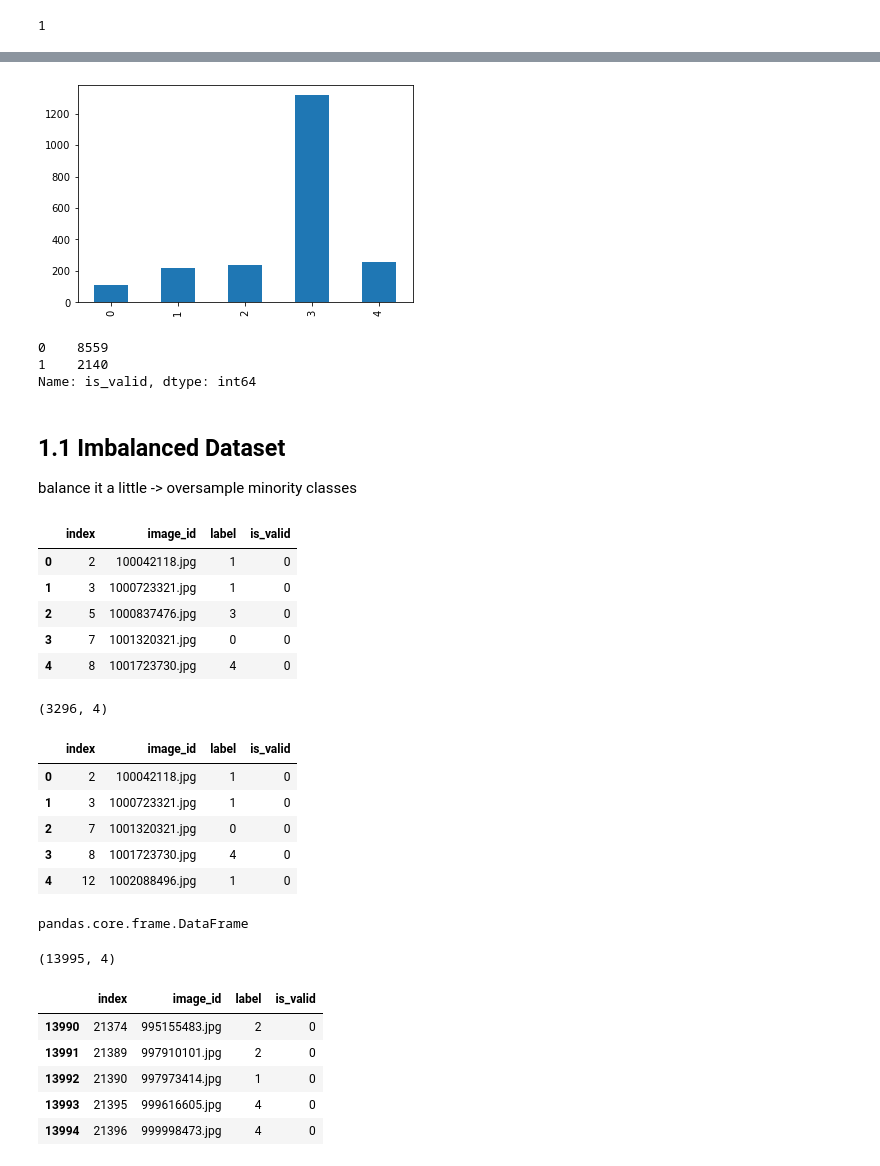
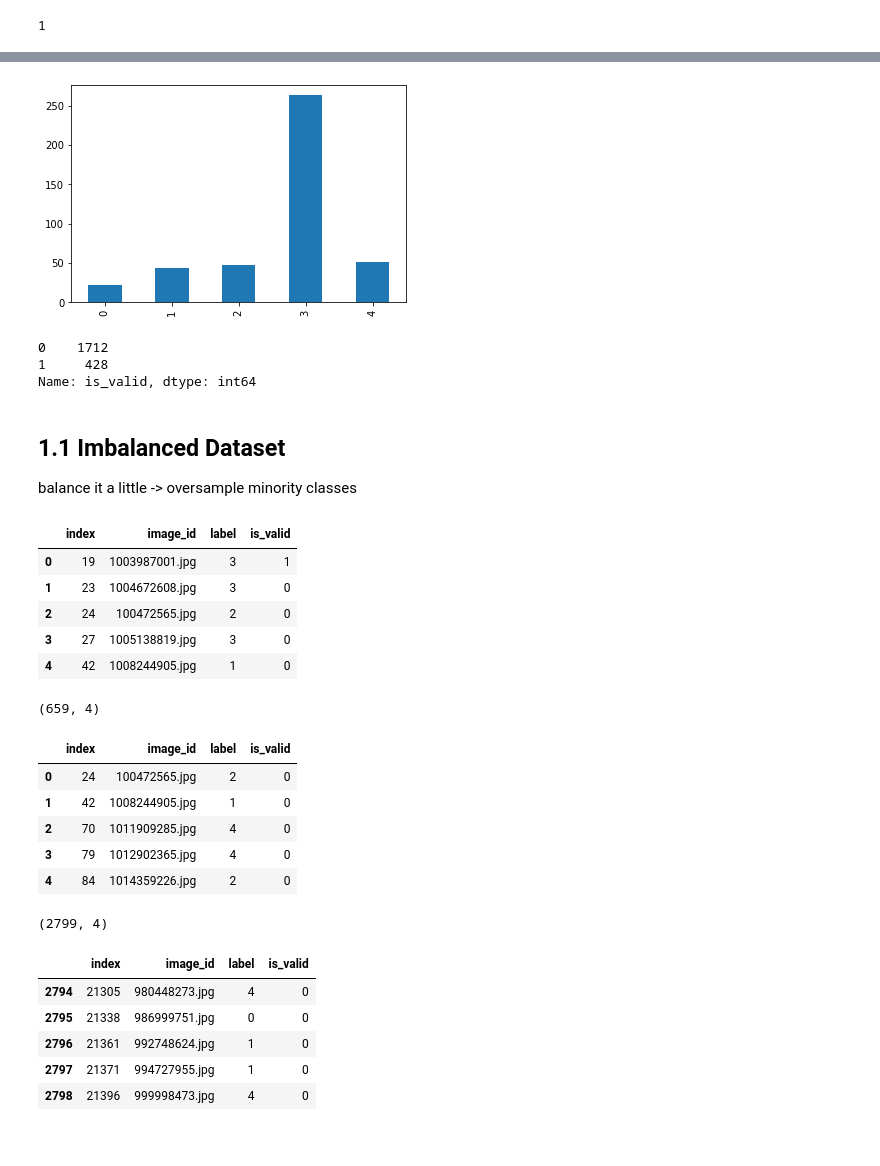
Before and after one commit to anyaconda/my-fastai-project, a Jupyter notebook: my-kaggle-cassava-0-data.ipynb, the cells around one changed output, grey strips where cells are left out. Drawn from its saved outputs; the diff is of its cells as text; code cells hidden in the pictures.

```diff
--- a/my-kaggle-cassava-0-data.ipynb
+++ b/my-kaggle-cassava-0-data.ipynb
@@ -43,7 +48,9 @@ from fastai.vision.all import *
 # %%
 #--constants and variables
 SEED = 24
-DEBUG = 0 #$param
+MINI_FLG = 0 #$param
+MINI_DS_SIZE = 0.1
+VALID_DS_SIZE = 0.2
 
 path = Path('../input/cassava-leaf-disease-classification')
 
@@ -127,15 +112,15 @@ print(path/'train_images'/image_example)
 # %%
-#train subsample
-if DEBUG:
+#train mini subsample for rapid iteration
+if MINI_FLG:
     #stratified subsample
-    X_debug = df_train['image_id']
-    y_debug = df_train['label']
-    sss_debug = StratifiedShuffleSplit(n_splits=1, test_size=0.5, random_state=SEED)
+    X_mini = df_train['image_id']
+    y_mini = df_train['label']
+    sss_mini = StratifiedShuffleSplit(n_splits=1, test_size=MINI_DS_SIZE, random_state=SEED)
 
-    for train_idx_debug, valid_idx_debug in sss_debug.split(X_debug, y_debug):
-        print("TRAIN:", train_idx_debug, "VALID:", valid_idx_debug)
-        y_train_debug, y_valid_debug = y_debug[train_idx_debug], y_debug[valid_idx_debug]
+    for train_idx_mini, valid_idx_mini in sss_mini.split(X_mini, y_mini):
+        print("TRAIN:", train_idx_mini, "VALID:", valid_idx_mini)
+        y_train_mini, y_valid_mini = y_mini[train_idx_mini], y_mini[valid_idx_mini]
 
-    y_train_debug.value_counts().sort_index()
-    y_train_debug.value_counts().sort_index().plot(kind='bar');
+    y_train_mini.value_counts().sort_index()
+    y_train_mini.value_counts().sort_index().plot(kind='bar');
 # %% [output]
@@ -144,8 +129,8 @@ TRAIN: [ 9486 17916 20235 ... 17729  4702  2194] VALID: [12322 17432 11018 ... 1
 # %%
 #train subsample
-if DEBUG:
+if MINI_FLG:
     #update df_train with train index
-    df_train = df_train.loc[df_train.index.isin(valid_idx_debug)].reset_index()
+    df_train = df_train.loc[df_train.index.isin(valid_idx_mini)].reset_index()
     print(df_train.shape)
     print(df_train.head())
 # %% [output]
@@ -174,7 +158,7 @@ Stratified shuffle split to create a proportional validation set
 # %%
 X = df_train['image_id']
 y = df_train['label']
-sss = StratifiedShuffleSplit(n_splits=1, test_size=0.2, random_state=SEED)
+sss = StratifiedShuffleSplit(n_splits=1, test_size=VALID_DS_SIZE, random_state=SEED)
 print(sss.get_n_splits(X, y))
 # %% [output]
 1
@@ -211,15 +211,15 @@ TRAIN: [7091  842 8911 ... 8517 2620 6785] VALID: [9775 9789 7541 ... 2122 3004
 #vis validation ds distribution
 y_valid.value_counts().sort_index().plot(kind = 'bar');
 # %% [output]
-[figure, old version]
+[figure, new version]
 # %%
 #update df_train with valid index
 df_train['is_valid'] = 0
 df_train.loc[df_train.index.isin(valid_idx), 'is_valid'] = 1
 df_train['is_valid'].value_counts()
 # %% [output]
-0    8559
-1    2140
+0    1712
+1     428
 Name: is_valid, dtype: int64
 # %%
 #export data
@@ -231,48 +231,44 @@ else:
 ## 1.1 Imbalanced Dataset
 balance it a little -> oversample minority classes
 # %%
-if DEBUG:
+if MINI_FLG:
     df_train.reset_index(inplace=True, drop=True)
 else:
     df_train.reset_index(inplace=True)
 df_train.head()
 # %% [output]
 |  | index | image_id | label | is_valid |
-| 0 | 2 | 100042118.jpg | 1 | 0 |
-| 1 | 3 | 1000723321.jpg | 1 | 0 |
-| 2 | 5 | 1000837476.jpg | 3 | 0 |
-| 3 | 7 | 1001320321.jpg | 0 | 0 |
-| 4 | 8 | 1001723730.jpg | 4 | 0 |
+| 0 | 19 | 1003987001.jpg | 3 | 1 |
+| 1 | 23 | 1004672608.jpg | 3 | 0 |
+| 2 | 24 | 100472565.jpg | 2 | 0 |
+| 3 | 27 | 1005138819.jpg | 3 | 0 |
+| 4 | 42 | 1008244905.jpg | 1 | 0 |
 # %%
 df_train_xtra = df_train[(df_train['is_valid']==0) & (df_train['label']!=3)]
 df_train_xtra.reset_index(inplace=True, drop=True)
 print(df_train_xtra.shape)
 df_train_xtra.head()
 # %% [output]
-(3296, 4)
+(659, 4)
 |  | index | image_id | label | is_valid |
-| 0 | 2 | 100042118.jpg | 1 | 0 |
-| 1 | 3 | 1000723321.jpg | 1 | 0 |
-| 2 | 7 | 1001320321.jpg | 0 | 0 |
-| 3 | 8 | 1001723730.jpg | 4 | 0 |
-| 4 | 12 | 1002088496.jpg | 1 | 0 |
+| 0 | 24 | 100472565.jpg | 2 | 0 |
+| 1 | 42 | 1008244905.jpg | 1 | 0 |
+| 2 | 70 | 1011909285.jpg | 4 | 0 |
+| 3 | 79 | 1012902365.jpg | 4 | 0 |
+| 4 | 84 | 1014359226.jpg | 2 | 0 |
-# %%
-df_train.__class__
-# %% [output]
-pandas.core.frame.DataFrame
 # %%
 df_train_os = pd.concat([df_train, df_train_xtra])
 df_train_os.reset_index(inplace=True, drop=True)
 print(df_train_os.shape)
 df_train_os.tail()
 # %% [output]
-(13995, 4)
+(2799, 4)
 |  | index | image_id | label | is_valid |
-| 13990 | 21374 | 995155483.jpg | 2 | 0 |
-| 13991 | 21389 | 997910101.jpg | 2 | 0 |
-| 13992 | 21390 | 997973414.jpg | 1 | 0 |
-| 13993 | 21395 | 999616605.jpg | 4 | 0 |
-| 13994 | 21396 | 999998473.jpg | 4 | 0 |
+| 2794 | 21305 | 980448273.jpg | 4 | 0 |
+| 2795 | 21338 | 986999751.jpg | 0 | 0 |
+| 2796 | 21361 | 992748624.jpg | 1 | 0 |
+| 2797 | 21371 | 994727955.jpg | 1 | 0 |
+| 2798 | 21396 | 999998473.jpg | 4 | 0 |
 # %%
 #vis train ds oversampled distribution, train + validation part
 print(df_train_os['label'].value_counts().sort_index())
```
Also changed, not shown: parts of 24 cells of this notebook, 4 other files.
